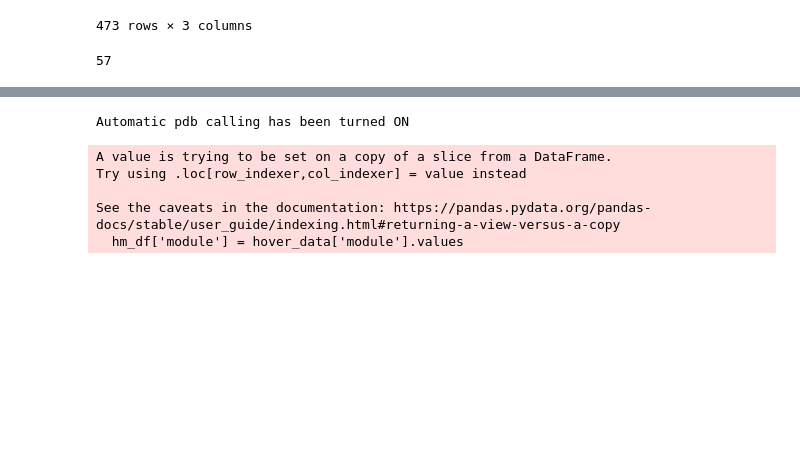
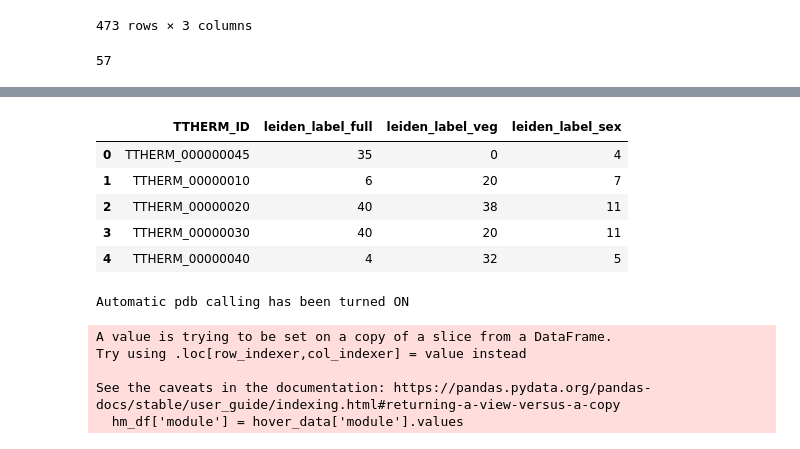
Before and after one commit to ltsypin/TGNE-2022, a Jupyter notebook: TGNE/embedding/embedding_and_app.ipynb, the cells around one changed output, grey strips where cells are left out. Drawn from its saved outputs; the diff is of its cells as text; code cells hidden in the pictures; blank space fills up the shorter version.

```diff
--- a/TGNE/embedding/embedding_and_app.ipynb
+++ b/TGNE/embedding/embedding_and_app.ipynb
@@ -1529,0 +1612,2 @@ np.sum(np.array(module_size_list) >= 5)
+# %%
+l = get_all_module_centroids(full_filtered_norm_df, leiden_label_df_round_1, 'leiden', 'full')
@@ -1529,0 +1616,2 @@ np.sum(np.array(module_size_list) >= 5)
+# %%
+ac, pairs, mo = arrange_centroids(l)
@@ -1529,0 +1642,2 @@ np.sum(np.array(module_size_list) >= 5)
+# %%
+sorterIndex = dict(zip(mo, range(len(mo))))
@@ -1530,3 +1673,14 @@ np.sum(np.array(module_size_list) >= 5)
+# %%
+leiden_label_df_round_1['leiden_label_full'] = leiden_label_df_round_1['leiden_label_full'].map(sorterIndex)
+# %%
+leiden_label_df_round_1.head()
+# %% [output]
+|  | TTHERM_ID | leiden_label_full | leiden_label_veg | leiden_label_sex |
+| 0 | TTHERM_000000045 | 35 | 0 | 4 |
+| 1 | TTHERM_00000010 | 6 | 20 | 7 |
+| 2 | TTHERM_00000020 | 40 | 38 | 11 |
+| 3 | TTHERM_00000030 | 40 | 20 | 11 |
+| 4 | TTHERM_00000040 | 4 | 32 | 5 |
 # %%
 def generate_and_save_umap(outfile_name, expression_df, annotation_df, label_df, clust_alg, phase, palette, title, n_neighbors=5, n_components=2, radius=0.02, random_state=42):
 
```
Also changed, not shown: parts of 11 cells of this notebook.
